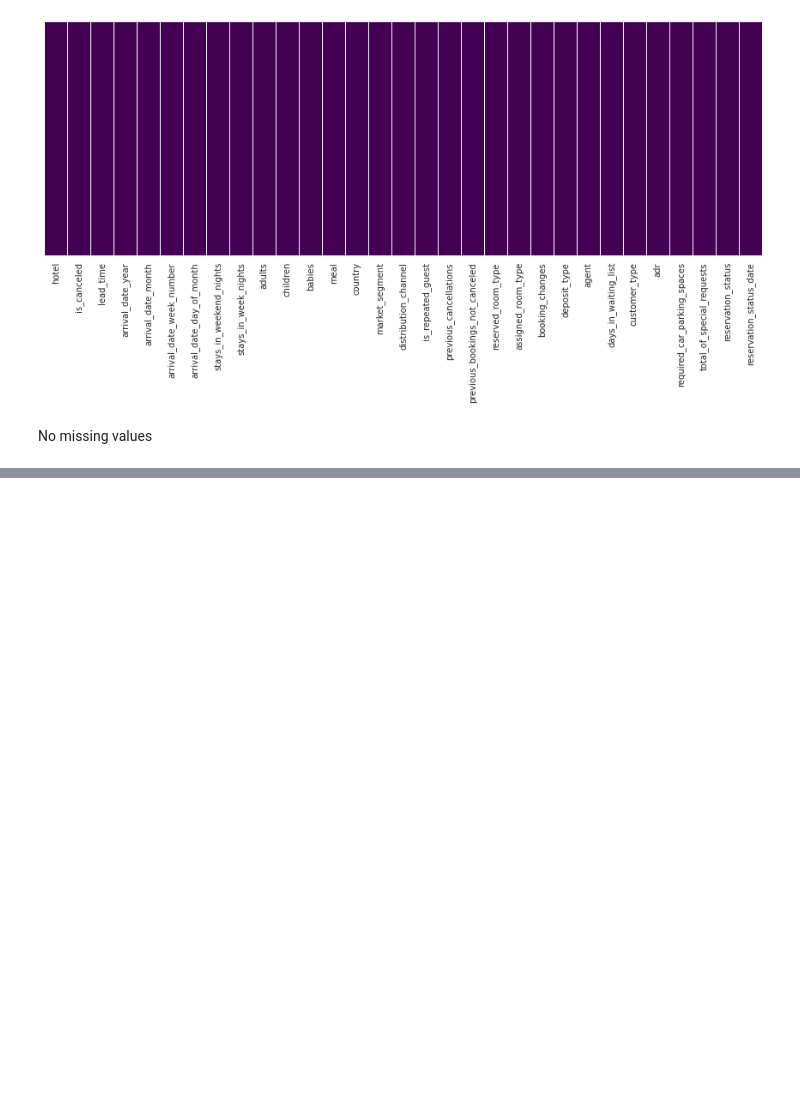
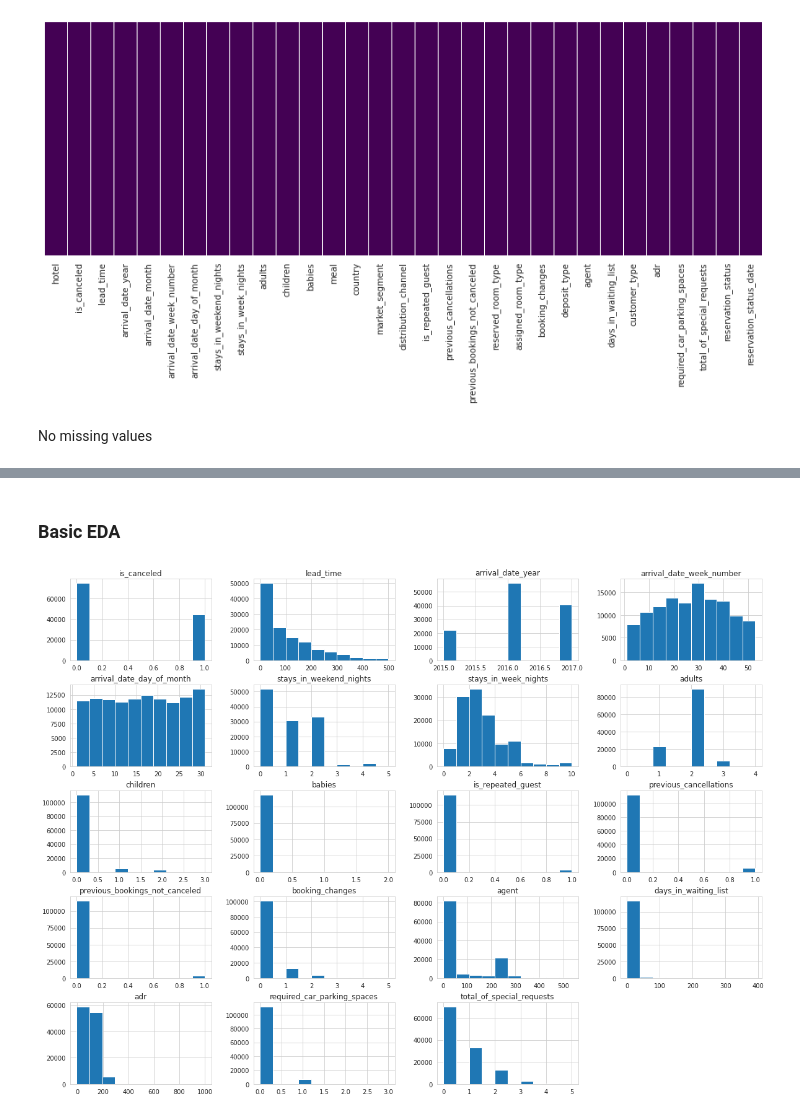
Before and after one commit to Vidhuran-Rajendran/-Capstone-Project_1---Hotel-Booking-Analysis, a Jupyter notebook: Capstone_Project_1_Hotel_Booking_Analysis.ipynb, the cells around one changed output, grey strips where cells are left out. Drawn from its saved outputs; the diff is of its cells as text; code cells hidden in the pictures; blank space fills up the shorter version.

```diff
--- a/Capstone_Project_1_Hotel_Booking_Analysis.ipynb
+++ b/Capstone_Project_1_Hotel_Booking_Analysis.ipynb
@@ -358,0 +297,20 @@ monthly_room_price=hotel_df_guests[['hotel', 'arrival_date_month','adr_pp']].sor
+# %%
+# capping outliers
+hotel_df.loc[hotel_df.lead_time > 500, 'lead_time'] = 500
+hotel_df.loc[hotel_df.stays_in_weekend_nights >=  5, 'stays_in_weekend_nights'] = 5
+hotel_df.loc[hotel_df.adults > 4, 'adults'] = 4
+hotel_df.loc[hotel_df.previous_bookings_not_canceled > 0, 'previous_bookings_not_canceled'] = 1
+hotel_df.loc[hotel_df.previous_cancellations > 0, 'previous_cancellations'] = 1
+hotel_df.loc[hotel_df.stays_in_week_nights > 10, 'stays_in_week_nights'] = 10
+hotel_df.loc[hotel_df.booking_changes > 5, 'booking_changes'] = 5
+hotel_df.loc[hotel_df.babies > 8, 'babies'] = 0
+hotel_df.loc[hotel_df.required_car_parking_spaces > 5, 'required_car_parking_spaces'] = 0
+hotel_df.loc[hotel_df.children > 8, 'children'] = 0
+hotel_df.loc[hotel_df.adr > 1000, 'adr'] = 1000
+# %% [markdown]
+### Basic EDA
+# %%
+hotel_df.hist(figsize=(20,15))
+plt.show()
+# %% [output]
+[figure, added]
```
Also changed, not shown: parts of 60 cells of this notebook.
